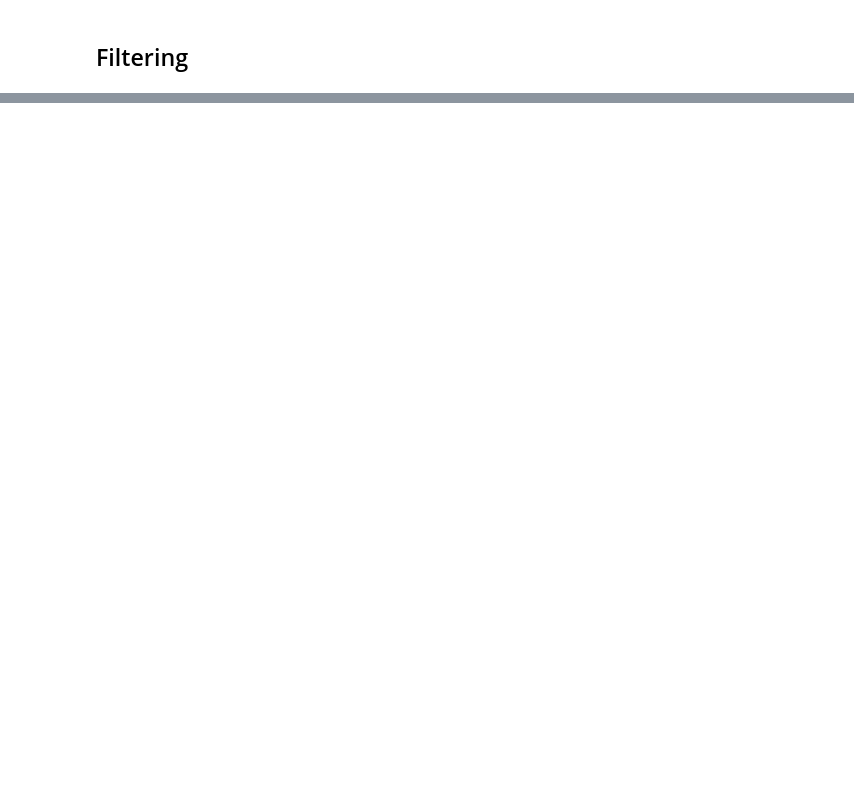
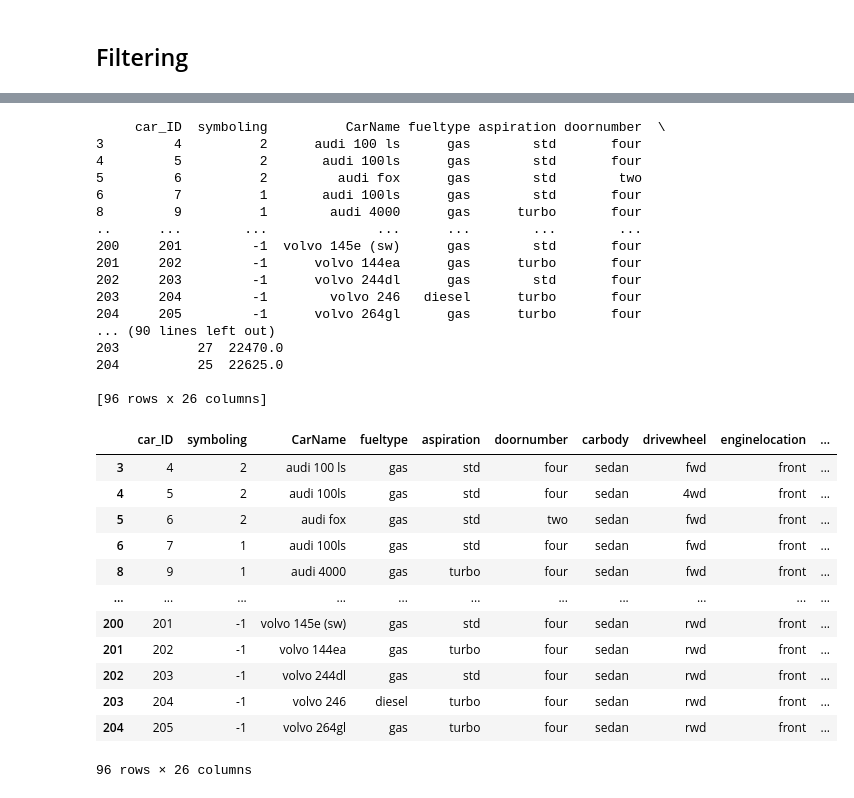
Before and after one commit to MaxVon89/Pandas_BC, a Jupyter notebook: PdT5.ipynb, the cells around one changed output, grey strips where cells are left out. Drawn from its saved outputs; the diff is of its cells as text; code cells hidden in the pictures; blank space fills up the shorter version.

```diff
--- a/PdT5.ipynb
+++ b/PdT5.ipynb
@@ -28,7 +28,38 @@ d8s
 # %%
-# carBody = str(input(f"Enter the type of body: "))
-# print(d8s[d8s['carbody'].str.contains(carBody, case=False)]) #Not working due to NaN vals
-# print(d8s[d8s['carbody']==carBody]) #Works, but returns all other fields as NaN, IDK why.
+carBody = str(input(f"Enter the type of body: "))
+print(d8[d8['carbody'].str.contains(carBody, case=False)]) #Not working due to NaN vals
+print(d8[d8['carbody']==carBody]) #Works, but returns all other fields as NaN, IDK why.
 
-# sedans= d8s[d8s['carbody']=='sedan'] #Again, returns other fields as NaN.
-# sedans
+sedans= d8[d8['carbody']=='sedan'] #Again, returns other fields as NaN.
+sedans
+# %% [output]
+     car_ID  symboling          CarName fueltype aspiration doornumber  \
+3         4          2      audi 100 ls      gas        std       four
+4         5          2       audi 100ls      gas        std       four
+5         6          2         audi fox      gas        std        two
+6         7          1       audi 100ls      gas        std       four
+8         9          1        audi 4000      gas      turbo       four
+..      ...        ...              ...      ...        ...        ...
+200     201         -1  volvo 145e (sw)      gas        std       four
+201     202         -1      volvo 144ea      gas      turbo       four
+202     203         -1      volvo 244dl      gas        std       four
+203     204         -1        volvo 246   diesel      turbo       four
+204     205         -1      volvo 264gl      gas      turbo       four
+... (90 lines left out)
+203          27  22470.0
+204          25  22625.0
+
+[96 rows x 26 columns]
+|  | car_ID | symboling | CarName | fueltype | aspiration | doornumber | carbody | drivewheel | enginelocation | ... |
+| 3 | 4 | 2 | audi 100 ls | gas | std | four | sedan | fwd | front | ... |
+| 4 | 5 | 2 | audi 100ls | gas | std | four | sedan | 4wd | front | ... |
+| 5 | 6 | 2 | audi fox | gas | std | two | sedan | fwd | front | ... |
+| 6 | 7 | 1 | audi 100ls | gas | std | four | sedan | fwd | front | ... |
+| 8 | 9 | 1 | audi 4000 | gas | turbo | four | sedan | fwd | front | ... |
+| ... | ... | ... | ... | ... | ... | ... | ... | ... | ... | ... |
+| 200 | 201 | -1 | volvo 145e (sw) | gas | std | four | sedan | rwd | front | ... |
+| 201 | 202 | -1 | volvo 144ea | gas | turbo | four | sedan | rwd | front | ... |
+| 202 | 203 | -1 | volvo 244dl | gas | std | four | sedan | rwd | front | ... |
+| 203 | 204 | -1 | volvo 246 | diesel | turbo | four | sedan | rwd | front | ... |
+| 204 | 205 | -1 | volvo 264gl | gas | turbo | four | sedan | rwd | front | ... |
+96 rows × 26 columns
```
Also changed, not shown: parts of 2 cells of this notebook, 3 other files.
